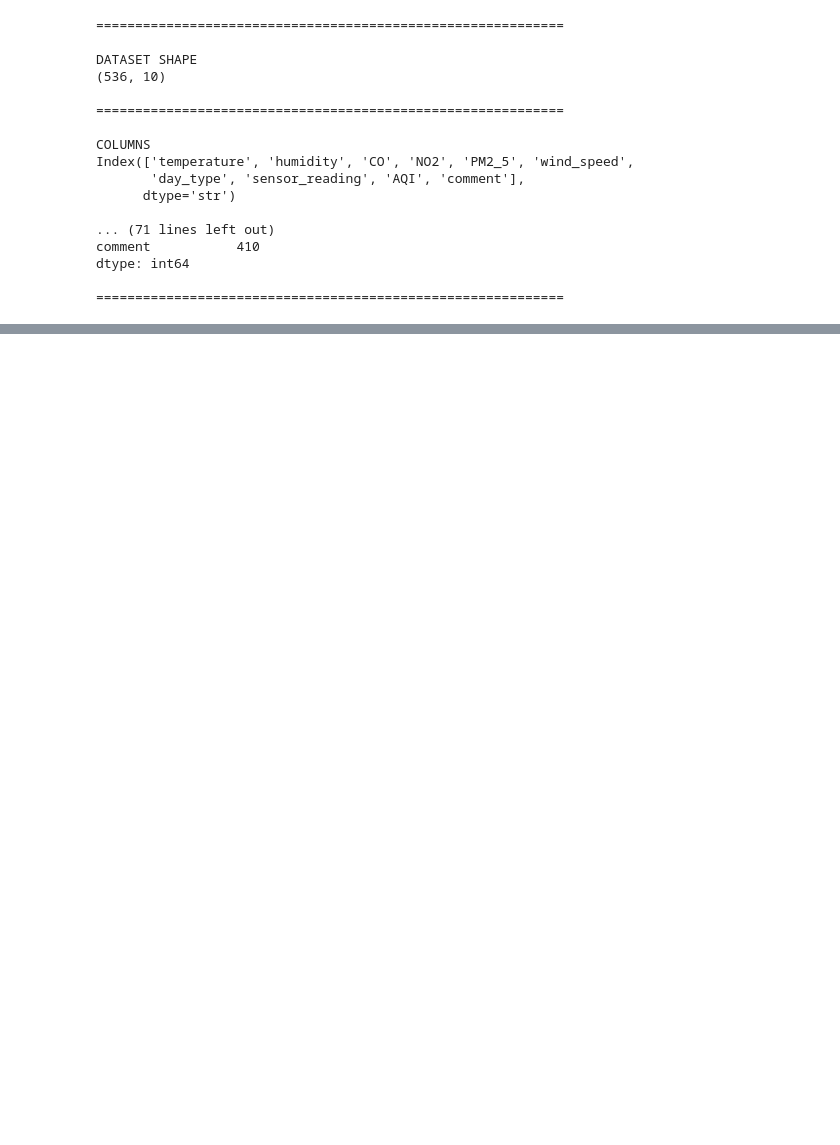
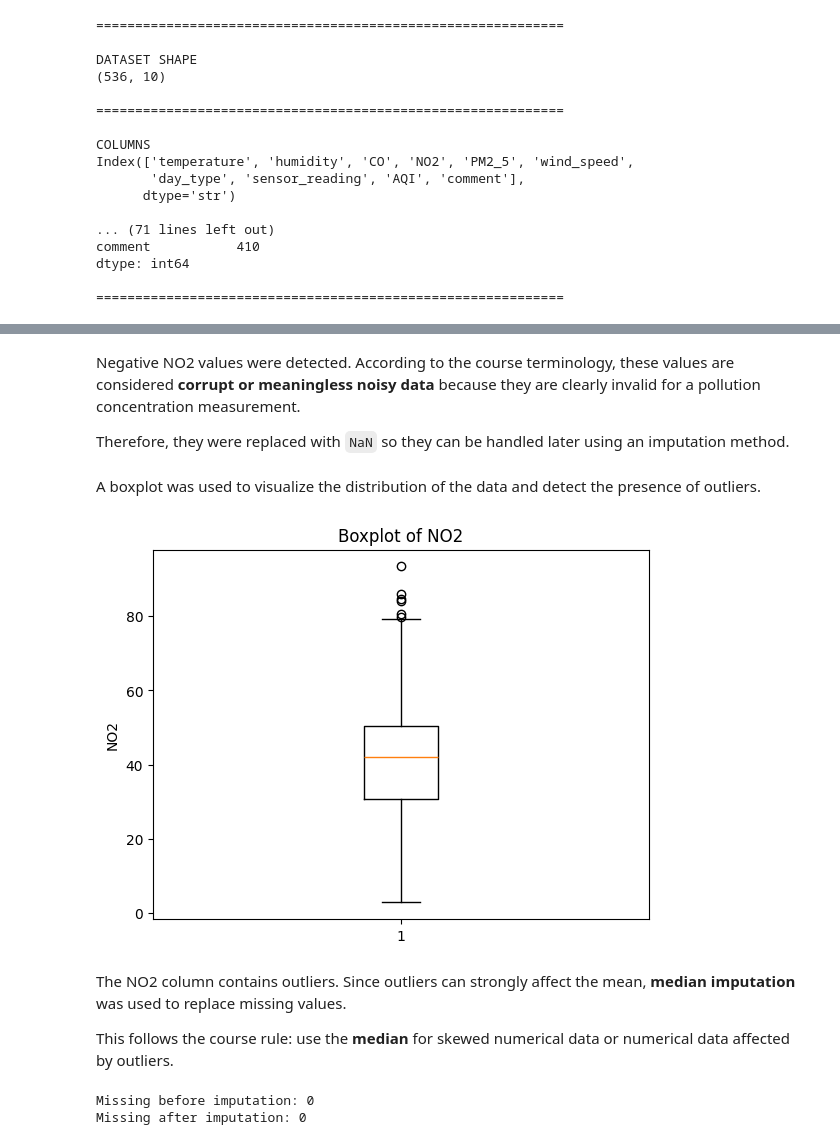
Before and after one commit to Dana-Morgan/air-quality-project, a Jupyter notebook: notebook/air_quality_eda.ipynb, the cells around one changed output, grey strips where cells are left out. Cells and saved outputs as stored; diff of their text form; code cells hidden in the pictures; blank space fills up the shorter version.

```diff
--- a/notebook/air_quality_eda.ipynb
+++ b/notebook/air_quality_eda.ipynb
@@ -115,12 +120,13 @@ This approach ensures that all decisions are data-driven rather than arbitrary,
 # %%
 print("="*60)
-print("DUPLICATE ROWS")
+print("DUPLICATE RECORDS")
 print("="*60)
 
-print("Number of duplicates before:", df.duplicated().sum())
+print("Number of duplicate records before:", df.duplicated().sum())
 
-df.drop_duplicates(inplace=True)
+# Duplicate records are a form of inconsistency, so they are removed.
+df = df.drop_duplicates()
 
-print("Number of duplicates after:", df.duplicated().sum())
+print("Number of duplicate records after:", df.duplicated().sum())
 # %% [output]
 ============================================================
@@ -130,0 +167,35 @@ Number of duplicates after: 0
+# %% [markdown]
+Negative NO2 values were detected. According to the course terminology, these values are considered **corrupt or meaningless noisy data** because they are clearly invalid for a pollution concentration measurement.
+
+Therefore, they were replaced with `NaN` so they can be handled later using an imputation method.
+# %%
+# Handle corrupt or meaningless noisy data in NO2
+# Negative NO2 values are invalid, so they are converted to missing values (NaN).
+df.loc[df['NO2'] < 0, 'NO2'] = np.nan
+# %% [markdown]
+A boxplot was used to visualize the distribution of the data and detect the presence of outliers.
+# %%
+plt.boxplot(df['NO2'].dropna())
+plt.title('Boxplot of NO2')
+plt.ylabel('NO2')
+plt.show()
+# %% [output]
+[figure, added]
+# %% [markdown]
+The NO2 column contains outliers. Since outliers can strongly affect the mean, **median imputation** was used to replace missing values.
+
+This follows the course rule: use the **median** for skewed numerical data or numerical data affected by outliers.
+# %%
+# Count missing values before imputation
+before = df['NO2'].isnull().sum()
+print("Missing before imputation:", before)
+
+# Median imputation for numerical data affected by outliers
+df['NO2'] = df['NO2'].fillna(df['NO2'].median())
+
+# Count missing values after imputation
+after = df['NO2'].isnull().sum()
+print("Missing after imputation:", after)
+# %% [output]
+Missing before imputation: 0
+Missing after imputation: 0
```
Also changed, not shown: parts of 23 cells of this notebook.
